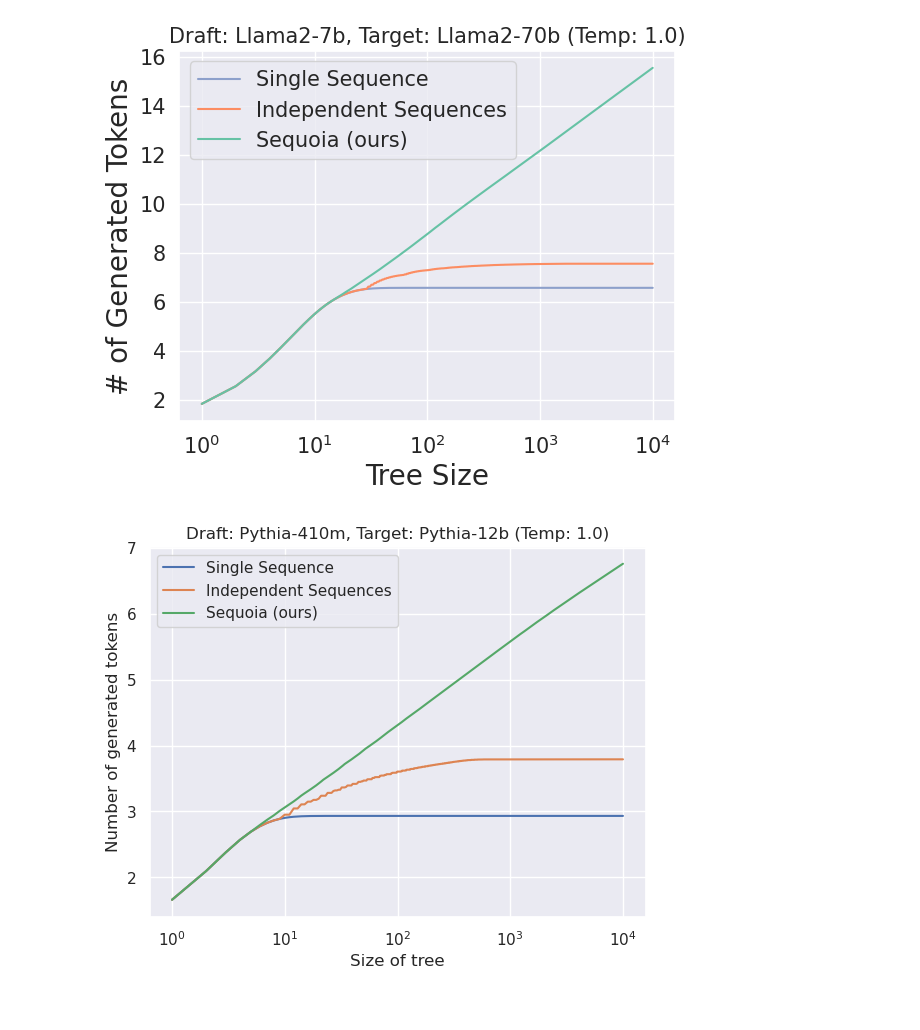
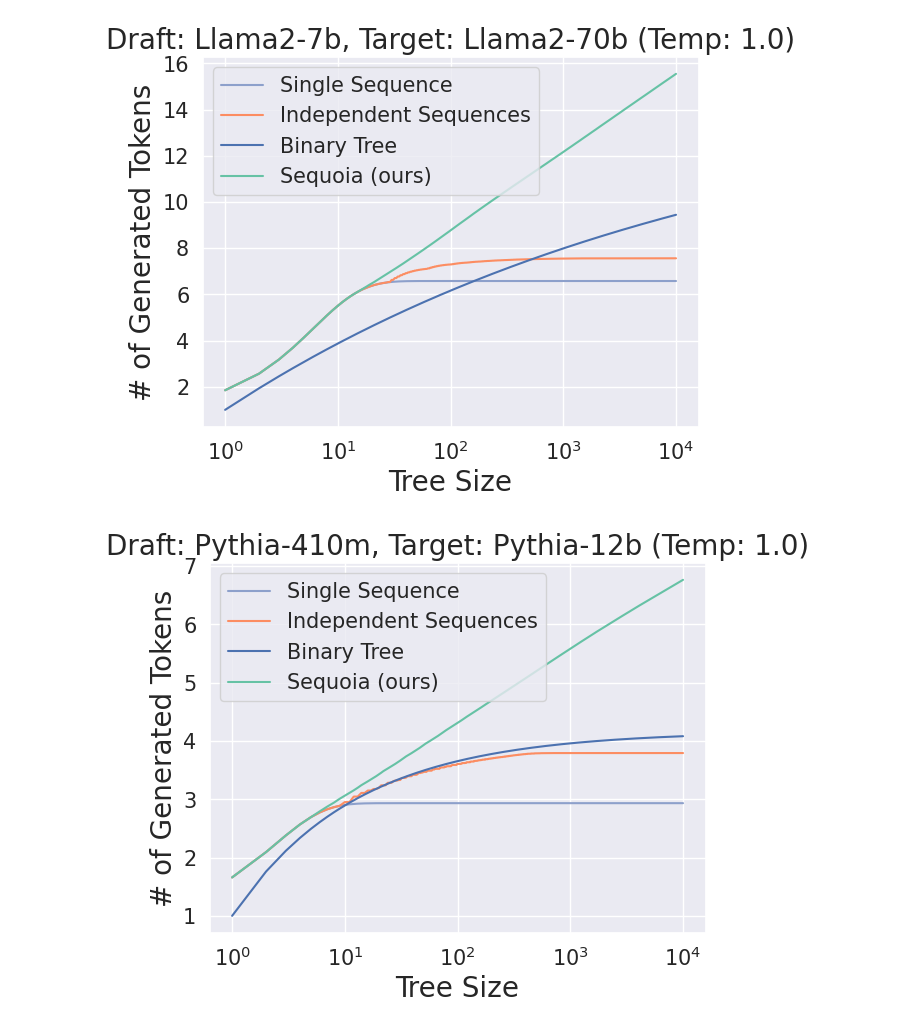
Before and after one commit to AnthonyHuo/An-Empirical-Study-on-Tree-based-Speculative-Decoding, a Jupyter notebook: figures/figures.ipynb, the cells around one changed output. Cells and saved outputs as stored; diff of their text form; code cells hidden in the pictures.

Commit message:
Update to figures

```diff
--- a/figures/figures.ipynb
+++ b/figures/figures.ipynb
@@ -92,7 +92,7 @@ for i, draft in enumerate(drafts):
   plt.subplot(len(drafts), 1, i + 1)
   plot_num_accepted(results, draft, temp)
 # %%
-def plot_num_accepted(results, draft, temp, save_fig=False):
+def plot_num_accepted(results, draft, temp, include_binary=False, save_fig=True, yticks=None):
   pretty_draft_names = {
       'EleutherAI/pythia-410m': 'Pythia-410m',
       'EleutherAI/pythia-2.8b': 'Pythia-2.8b',
@@ -106,28 +106,30 @@ def plot_num_accepted(results, draft, temp, save_fig=False):
   single_chain, independent_chains, k_tree, sequoia = results[f'{draft}_{temp}']
   plt.plot(np.arange(1, len(single_chain) + 1), single_chain, label='Single Sequence', color=color1)
   plt.plot(np.arange(1, len(independent_chains) + 1), independent_chains, label='Independent Sequences', color=color2)
+  if include_binary:
+    plt.plot(np.arange(1, len(k_tree[0, :]) + 1), k_tree[0, :], label='Binary Tree')
+  if yticks:
+    plt.yticks(yticks)
   plt.plot(np.arange(1, len(sequoia) - 1), sequoia[2:], label='Sequoia (ours)', color=color3)
-  # plt.plot(np.arange(1, len(k_tree[0, :]) + 1), k_tree[0, :], label='Binary tree')
   pretty_draft = pretty_draft_names[draft]
   target = target_names[draft]
-  plt.title(f'Draft: {pretty_draft}, Target: {target} (Temp: {temp})', fontsize=15)
+  plt.title(f'Draft: {pretty_draft}, Target: {target} (Temp: {temp})', fontsize=20)
   plt.plot()
   plt.xscale('log')
-  plt.legend(fontsize=15)
-
+  plt.legend(fontsize=15, loc='upper left')
   plt.xlabel('Tree Size', fontsize=20)
   plt.ylabel('# of Generated Tokens', fontsize=20)
   plt.xticks(fontsize=15)
   plt.yticks(fontsize=15)
 
   if save_fig:
-    plt.savefig(f'/var/cr06_data/avner/results/spec_decoding/figures/num_generated/num_generated_{pretty_draft}_{target}_{temp}.pdf', bbox_inches='tight')
+    plt.savefig(f'/var/cr06_data/avner/results/spec_decoding/figures/scalability_{pretty_draft}_{target}_{temp}.pdf', bbox_inches='tight')
 # %%
-plot_num_accepted(results, draft='llama-7b', temp=1.0)
+plot_num_accepted(results, draft='llama-7b', temp=1.0, include_binary=True)
 # %% [output]
-[figure, old version]
+[figure, new version]
 # %%
-plot_num_accepted(results, draft='EleutherAI/pythia-410m', temp=1.0)
+plot_num_accepted(results, draft='EleutherAI/pythia-410m', temp=1.0, include_binary=True)
 # %% [output]
-[figure, old version]
+[figure, new version]
 # %%
```
Also changed, not shown: parts of 4 cells of this notebook.
